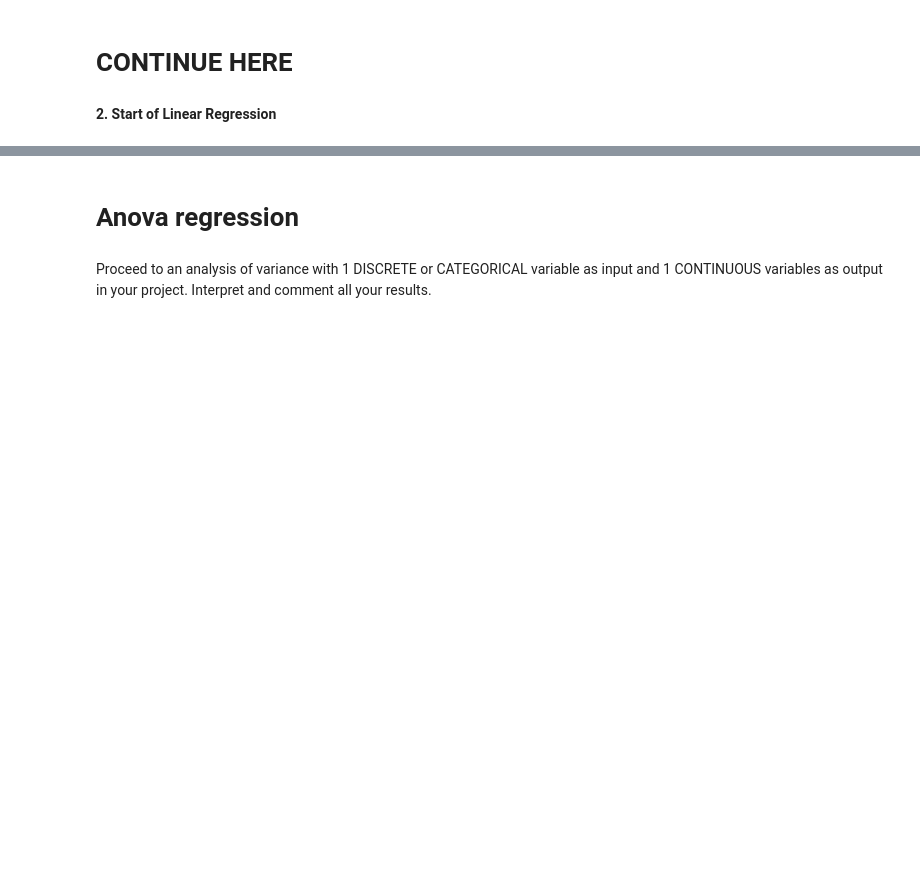
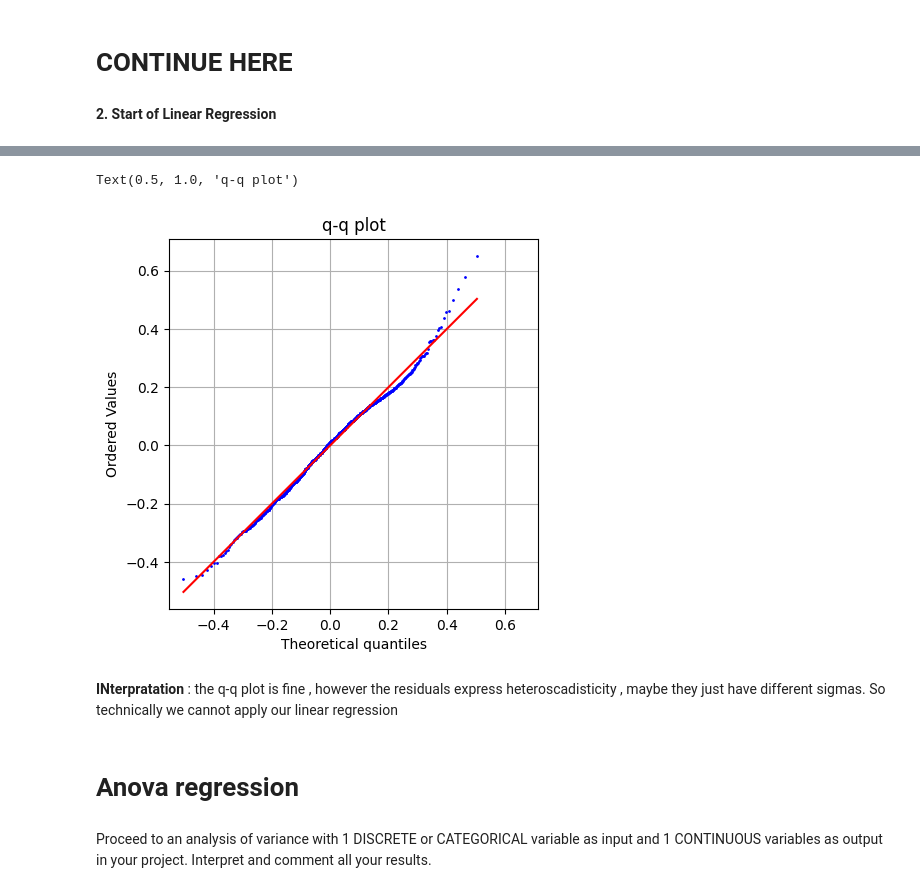
Before and after one commit to EnzoCentrale/Personal-Project, a Jupyter notebook: Project.ipynb, the cells around one changed output, grey strips where cells are left out. Drawn from its saved outputs; the diff is of its cells as text; code cells hidden in the pictures; blank space fills up the shorter version.

```diff
--- a/Project.ipynb
+++ b/Project.ipynb
@@ -204,3 +233,16 @@ plt.grid(alpha = 0.5)
+# %%
+dist = st.norm(loc=0,scale=np.sqrt(hs2))
+# %%
+st.probplot(e,dist=dist,plot=plt)
+plt.gca().lines[0].set_markersize(1)
+plt.axis('square')
+plt.grid()
+plt.title("q-q plot")
+# %% [output]
+Text(0.5, 1.0, 'q-q plot')
+[figure, added]
+# %% [markdown]
+**INterpratation** : the q-q plot is fine , however the residuals express heteroscadisticity , maybe they just have different sigmas. So technically we cannot apply our linear regression
 # %% [markdown]
 # Anova regression
 # %% [markdown]
```
Also changed, not shown: parts of 23 cells of this notebook.
